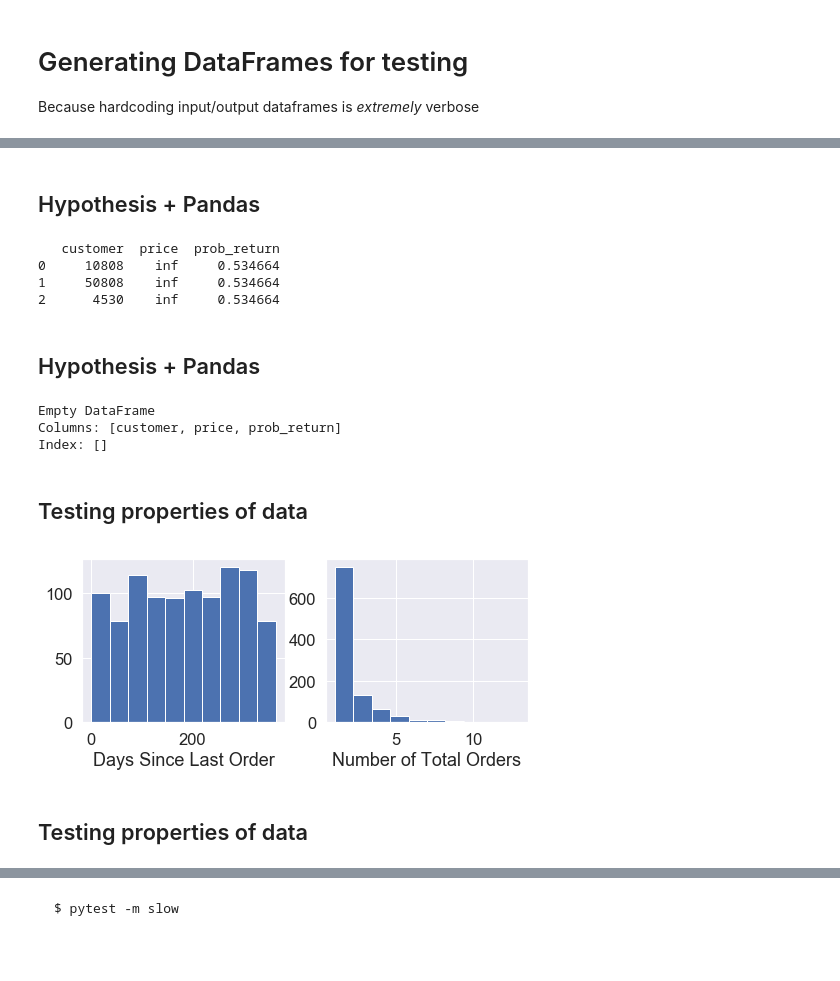
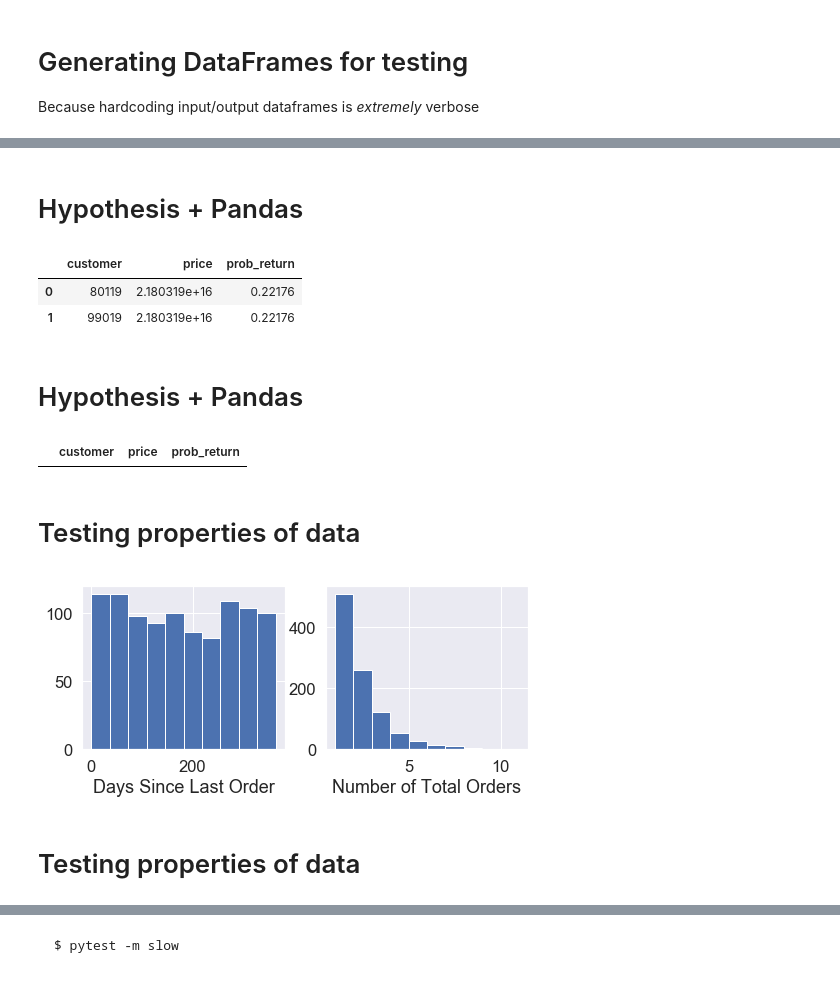
Before and after one commit to jesford/testing-in-data-science, a Jupyter notebook: intro-to-testing-presentation.ipynb, the cells around one changed output, grey strips where cells are left out. Cells and saved outputs as stored; diff of their text form; code cells hidden in the pictures; blank space fills up the shorter version.

```diff
--- a/intro-to-testing-presentation.ipynb
+++ b/intro-to-testing-presentation.ipynb
@@ -480,41 +443,38 @@ def test_backwards_allcaps(input_string):
 # %% [markdown]
 <img src="img/hypothesis_show_stats.png" style="width: 1200px;">
 # %% [markdown]
-## Hypothesis + Pandas
+# Hypothesis + Pandas
 # %%
 from hypothesis.extra.pandas import data_frames, column
 
 
-print(
-    data_frames([column('customer',
-                        elements=st.integers(min_value=0, max_value=100_000),
-                        dtype=int, unique=True),
-                 column('price', dtype='float'),
-                 column('prob_return',
-                        elements=st.floats(min_value=0, max_value=1))
-            ]).example())
+
+data_frames([column('customer',
+                    elements=st.integers(min_value=0, max_value=100_000),
+                    dtype=int, unique=True),
+             column('price', dtype='float'),
+             column('prob_return',
+                    elements=st.floats(min_value=0, max_value=1))
+        ]).example()
 # %% [output]
-   customer  price  prob_return
-0     10808    inf     0.534664
-1     50808    inf     0.534664
-2      4530    inf     0.534664
+|  | customer | price | prob_return |
+| 0 | 80119 | 2.180319e+16 | 0.22176 |
+| 1 | 99019 | 2.180319e+16 | 0.22176 |
 # %% [markdown]
-## Hypothesis + Pandas
+# Hypothesis + Pandas
 # %%
 from hypothesis.extra.pandas import data_frames, column
 
 
-print(
-    data_frames([column('customer',
-                        elements=st.integers(min_value=0, max_value=100_000),
-                        dtype=int, unique=True),
-                 column('price', dtype='float'),
-                 column('prob_return',
-                        elements=st.floats(min_value=0, max_value=1))
-                ]).example())
+
+data_frames([column('customer',
+                    elements=st.integers(min_value=0, max_value=100_000),
+                    dtype=int, unique=True),
+             column('price', dtype='float'),
+             column('prob_return',
+                    elements=st.floats(min_value=0, max_value=1))
+            ]).example()
 # %% [output]
-Empty DataFrame
-Columns: [customer, price, prob_return]
-Index: []
+|  | customer | price | prob_return |
 # %% [markdown]
-## Testing properties of data
+# Testing properties of data
@@ -529,6 +485,10 @@ import seaborn as sns
 
 sns.set(font_scale=1.5)
 
+df_customers = pd.DataFrame(
+    {'days_since_last_order': np.random.randint(low=0, high=365, size=1000),
+     'num_total_orders': np.random.geometric(0.5, size=1000)})
+
 fig, (ax1, ax2) = plt.subplots(1, 2, figsize=(8, 3))
 df_customers.days_since_last_order.hist(ax=ax1)
 df_customers.num_total_orders.hist(ax=ax2)
@@ -536,9 +496,9 @@ ax1.set_xlabel('Days Since Last Order')
 ax2.set_xlabel('Number of Total Orders')
 plt.show();
 # %% [output]
-[figure, old version]
+[figure, new version]
 # %% [markdown]
-## Testing properties of data
+# Testing properties of data
 # %%
 from scipy.special import expit  # logistic function
 
```
Also changed, not shown: parts of 43 cells of this notebook, 2 other files.
